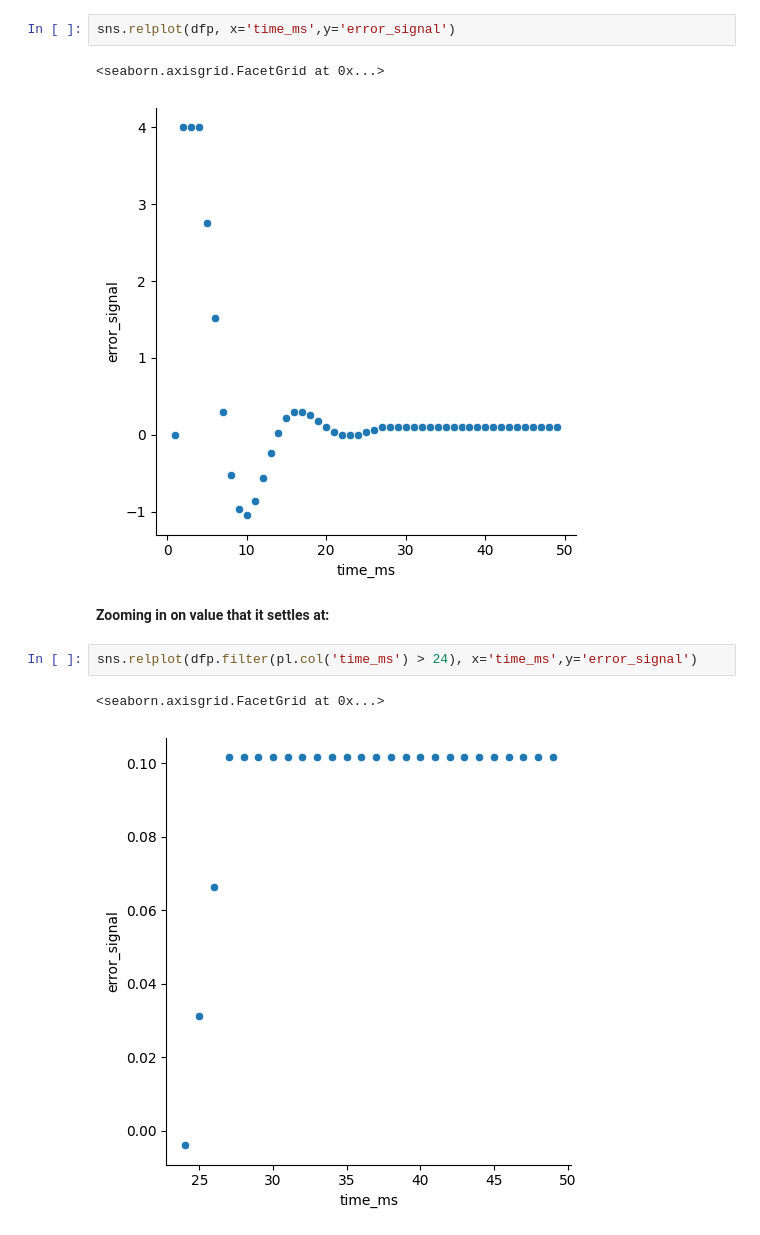
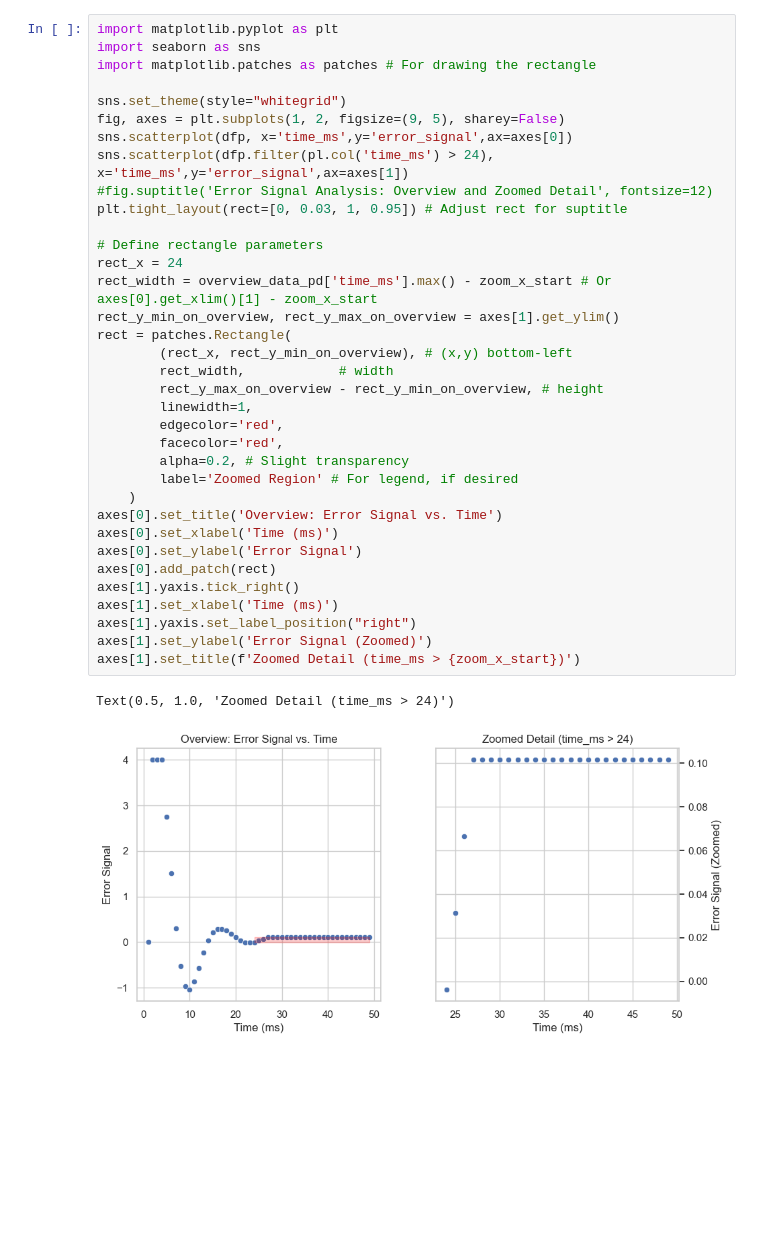
Before and after one commit to czarv30/PID_controller_temperature, a Jupyter notebook: README.ipynb, the cells around one changed output. Saved outputs shown, nothing was run; the diff lists cells and outputs as text; blank space fills up the shorter version.

```diff
--- a/README.ipynb
+++ b/README.ipynb
@@ -47,14 +52,40 @@ dfp = df.with_columns(
 )
 #dfp.head()
 # %%
-sns.relplot(dfp, x='time_ms',y='error_signal')
+import matplotlib.pyplot as plt
+import seaborn as sns
+import matplotlib.patches as patches # For drawing the rectangle
+
+sns.set_theme(style="whitegrid")
+fig, axes = plt.subplots(1, 2, figsize=(9, 5), sharey=False)
+sns.scatterplot(dfp, x='time_ms',y='error_signal',ax=axes[0])
+sns.scatterplot(dfp.filter(pl.col('time_ms') > 24), x='time_ms',y='error_signal',ax=axes[1])
+#fig.suptitle('Error Signal Analysis: Overview and Zoomed Detail', fontsize=12)
+plt.tight_layout(rect=[0, 0.03, 1, 0.95]) # Adjust rect for suptitle
+
+# Define rectangle parameters
+rect_x = 24
+rect_width = overview_data_pd['time_ms'].max() - zoom_x_start # Or axes[0].get_xlim()[1] - zoom_x_start
+rect_y_min_on_overview, rect_y_max_on_overview = axes[1].get_ylim()
+rect = patches.Rectangle(
+        (rect_x, rect_y_min_on_overview), # (x,y) bottom-left
+        rect_width,            # width
+        rect_y_max_on_overview - rect_y_min_on_overview, # height
+        linewidth=1,
+        edgecolor='red',
+        facecolor='red',
+        alpha=0.2, # Slight transparency
+        label='Zoomed Region' # For legend, if desired
+    )
+axes[0].set_title('Overview: Error Signal vs. Time')
+axes[0].set_xlabel('Time (ms)')
+axes[0].set_ylabel('Error Signal')
+axes[0].add_patch(rect)
+axes[1].yaxis.tick_right()
+axes[1].set_xlabel('Time (ms)')
+axes[1].yaxis.set_label_position("right")
+axes[1].set_ylabel('Error Signal (Zoomed)')
+axes[1].set_title(f'Zoomed Detail (time_ms > {zoom_x_start})')
 # %% [output]
-<seaborn.axisgrid.FacetGrid at 0x...>
+Text(0.5, 1.0, 'Zoomed Detail (time_ms > 24)')
-[figure, old version]
+[figure, new version]
-# %% [markdown]
-**Zooming in on value that it settles at:**
-# %%
-sns.relplot(dfp.filter(pl.col('time_ms') > 24), x='time_ms',y='error_signal')
-# %% [output]
-<seaborn.axisgrid.FacetGrid at 0x...>
-[figure, removed]
```
Also changed, not shown: parts of 3 cells of this notebook, 2 other files.
